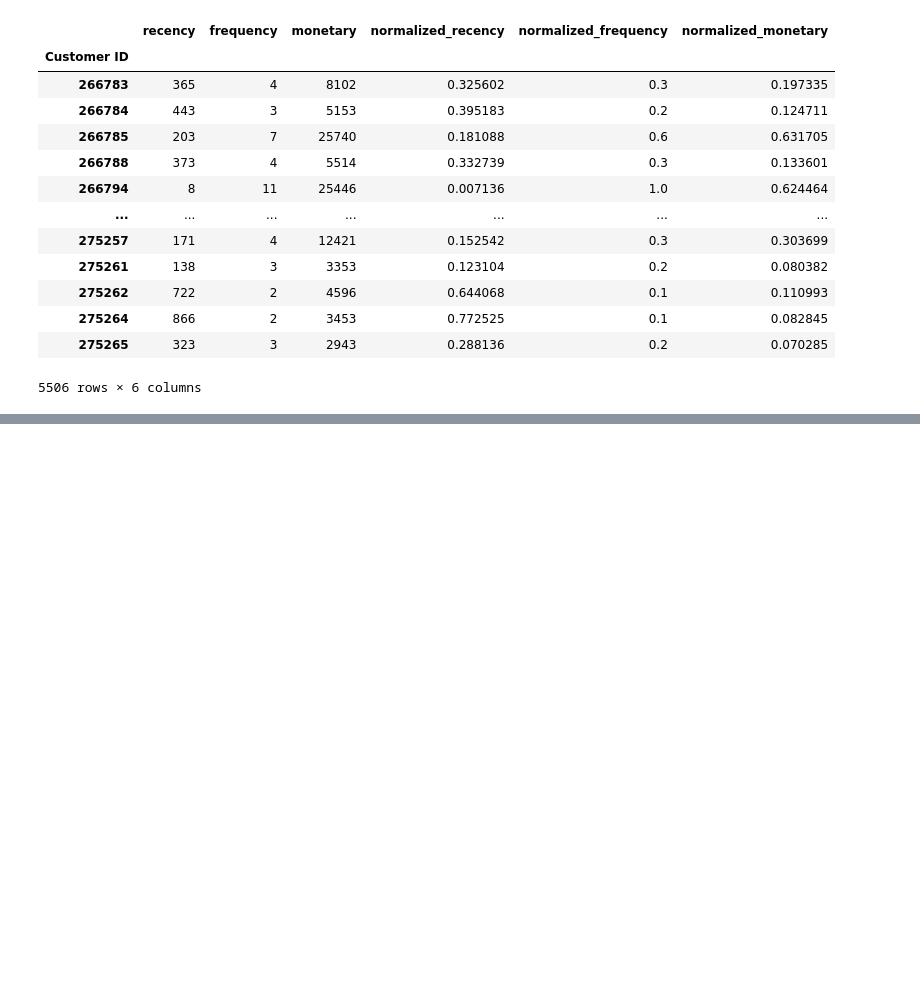
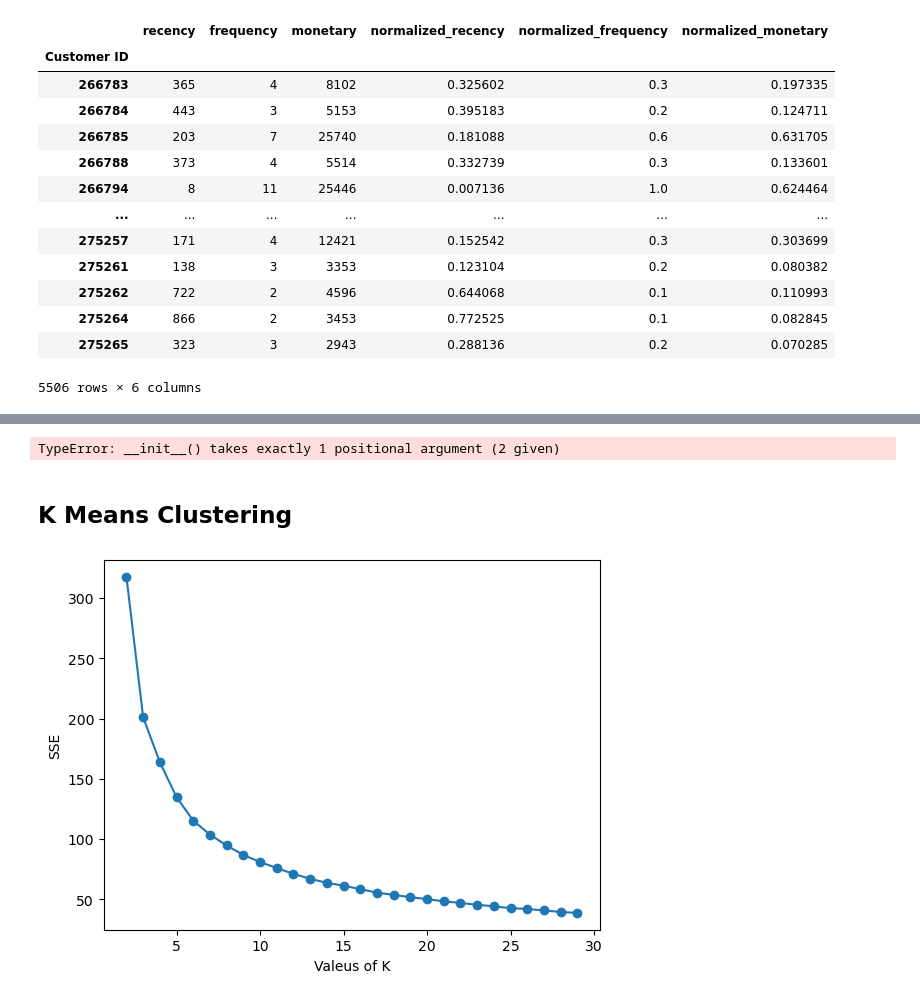
Before and after one commit to Khair1212/Ret-opt, a Jupyter notebook: Notebooks/Customer Segmentation.ipynb, the cells around one changed output, grey strips where cells are left out. Saved outputs shown, nothing was run; the diff lists cells and outputs as text; code cells hidden in the pictures; blank space fills up the shorter version.

```diff
--- a/Notebooks/Customer Segmentation.ipynb
+++ b/Notebooks/Customer Segmentation.ipynb
@@ -212,0 +222,20 @@ figure.show()
+# %%
+RFM_NORM = RFM[['normalized_recency', 'normalized_frequency', 'normalized_monetary']].values
+# %%
+# Elbow method
+import matplotlib.pyplot as plt
+
+Ks = range(2,30)
+
+results = []
+
+for k in Ks:
+    model = FCM(n_clusters= k)
+    model.fit(RFM_NORM)
+
+    results.append(model.)
+
+plt.plot(Ks, results, 'o-')
+plt.xlabel('Valeus of K')
+plt.ylabel('SSE')
+plt.show()
@@ -212,0 +272,31 @@ figure.show()
+# %%
+n_clusters_list = [2, 3, 4, 5, 6, 7, 8, 9, 10, 11, 12]
+models = list()
+for n_clusters in n_clusters_list:
+    fcm = FCM(n_clusters)
+    fcm.fit(X)
+    models.append(fcm)
+# %% [output]
+TypeError: __init__() takes exactly 1 positional argument (2 given)
+# %% [markdown]
+## K Means Clustering
+# %%
+# Elbow method
+import matplotlib.pyplot as plt
+
+Ks = range(2,30)
+
+results = []
+
+for k in Ks:
+  model = KMeans(n_clusters= k)
+  model.fit(RFM_NORM)
+
+  results.append(model.inertia_)
+
+plt.plot(Ks, results, 'o-')
+plt.xlabel('Valeus of K')
+plt.ylabel('SSE')
+plt.show()
+# %% [output]
+[figure, added]
```
Also changed, not shown: parts of 17 cells of this notebook, 1 other file.
